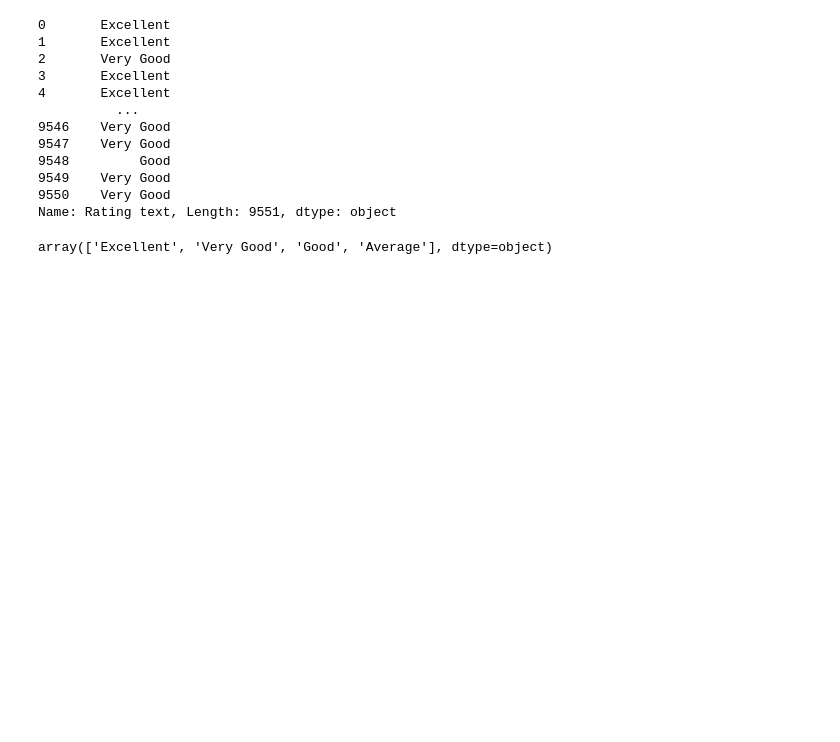
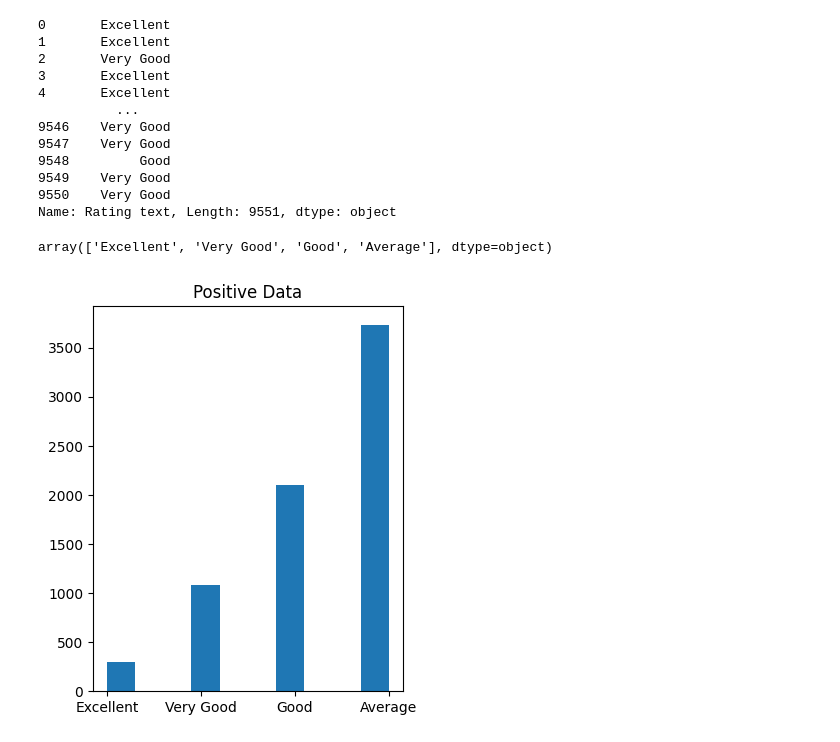
Before and after one commit to Jayashreemm/Cognifyz_internship_project, a Jupyter notebook: Level_3/Level_3_task_1.ipynb, the cells around one changed output. Saved outputs shown, nothing was run; the diff lists cells and outputs as text; code cells hidden in the pictures; blank space fills up the shorter version.

```diff
--- a/Level_3/Level_3_task_1.ipynb
+++ b/Level_3/Level_3_task_1.ipynb
@@ -31,3 +33,11 @@ positive_keywords=positive_data['Rating text'].unique()
 positive_keywords
 # %% [output]
 array(['Excellent', 'Very Good', 'Good', 'Average'], dtype=object)
+# %%
+# data visualization on positive reviews
+plt.figure(figsize=(4,5))
+plt.hist(positive_data['Rating text'],label=positive_keywords)
+plt.title("Positive Data")
+plt.show()
+# %% [output]
+[figure, added]
```
Also changed, not shown: parts of 9 cells of this notebook, 2 other files.
